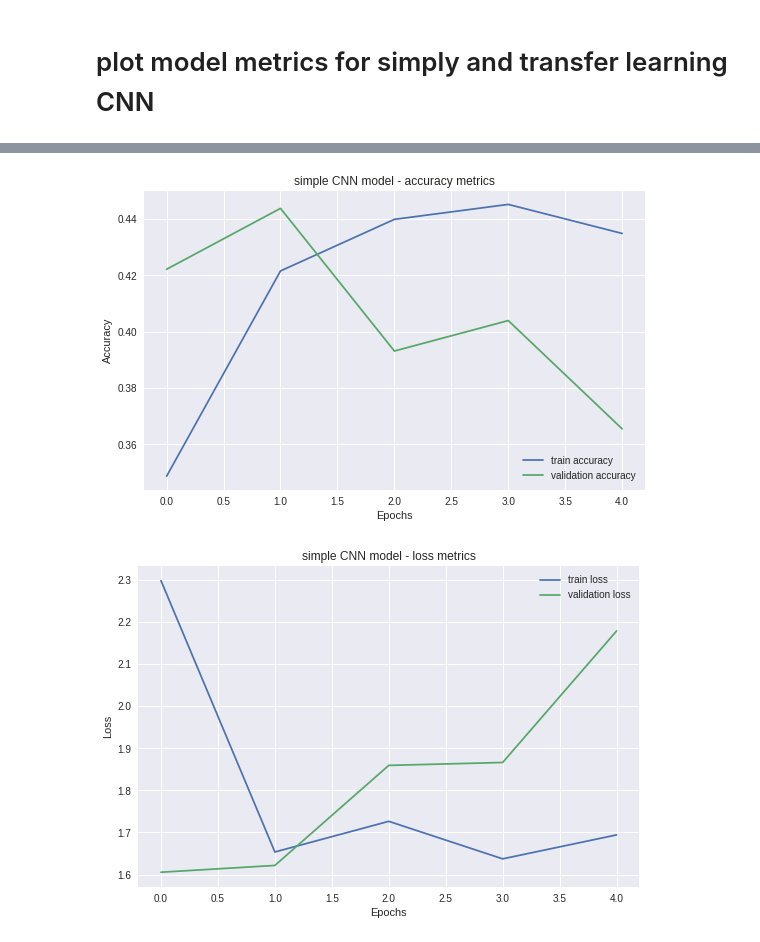
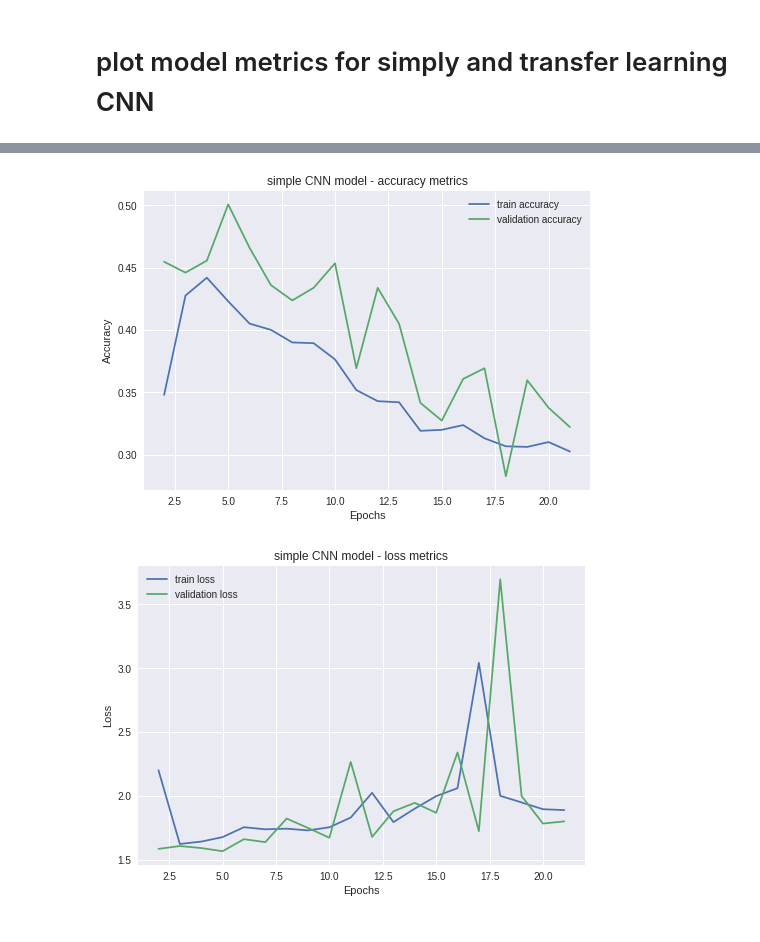
Before and after one commit to totalgood/electron-microscope-assistant, a Jupyter notebook: src/data_visualization.ipynb, the cells around one changed output, grey strips where cells are left out. Drawn from its saved outputs; the diff is of its cells as text; code cells hidden in the pictures.

Commit message:
update 20 epochs

```diff
--- a/src/data_visualization.ipynb
+++ b/src/data_visualization.ipynb
@@ -232,2 +307,4 @@ simple_cnn_metrics=simple_cnn_metrics.iloc[:5,:]
+# %%
+simple_cnn_metrics=pd.read_csv('logs/simple-cnn-20-epochs-metrics.csv')
 # %%
 simple_cnn_metrics.set_index('step',inplace=True)
@@ -245,0 +311,3 @@ simple_cnn_metrics
+# %%
+simple_cnn_metrics=simple_cnn_metrics[1:]
+simple_cnn_metrics
@@ -246,28 +333,28 @@ simple_cnn_metrics
 # %%
 
 fig,ax = plt.subplots()
 
-ax.plot([0,1,2,3,4],simple_cnn_metrics[['train_accuracy','Validation_accuracy']])
+ax.plot(np.arange(2,22),simple_cnn_metrics[['train_accuracy','Validation_accuracy']])
 
 ax.set_title('simple CNN model - accuracy metrics')
 ax.set_ylabel('Accuracy')
 ax.set_xlabel('Epochs')
 ax.legend(labels=['train accuracy','validation accuracy'])
 
-plt.savefig('img/accuracy_simple_cnn_model.png',bbox_inches = "tight")
+plt.savefig('img/accuracy_simple_cnn_model-20.png',bbox_inches = "tight")
 # %% [output]
-[figure, old version]
+[figure, new version]
 # %%
 
 fig,ax = plt.subplots()
 
-ax.plot([0,1,2,3,4],simple_cnn_metrics[['train_loss','validation_loss']])
+ax.plot(np.arange(2,22),simple_cnn_metrics[['train_loss','validation_loss']])
 
 ax.set_title('simple CNN model - loss metrics')
 ax.set_ylabel('Loss')
 ax.set_xlabel('Epochs')
 ax.legend(labels=['train loss','validation loss'])
 
-plt.savefig('img/loss_simple_cnn_model.png',bbox_inches = "tight")
+plt.savefig('img/loss_simple_cnn_model-20.png',bbox_inches = "tight")
 # %% [output]
-[figure, old version]
+[figure, new version]
```
Also changed, not shown: parts of 21 cells of this notebook, 14 other files.
